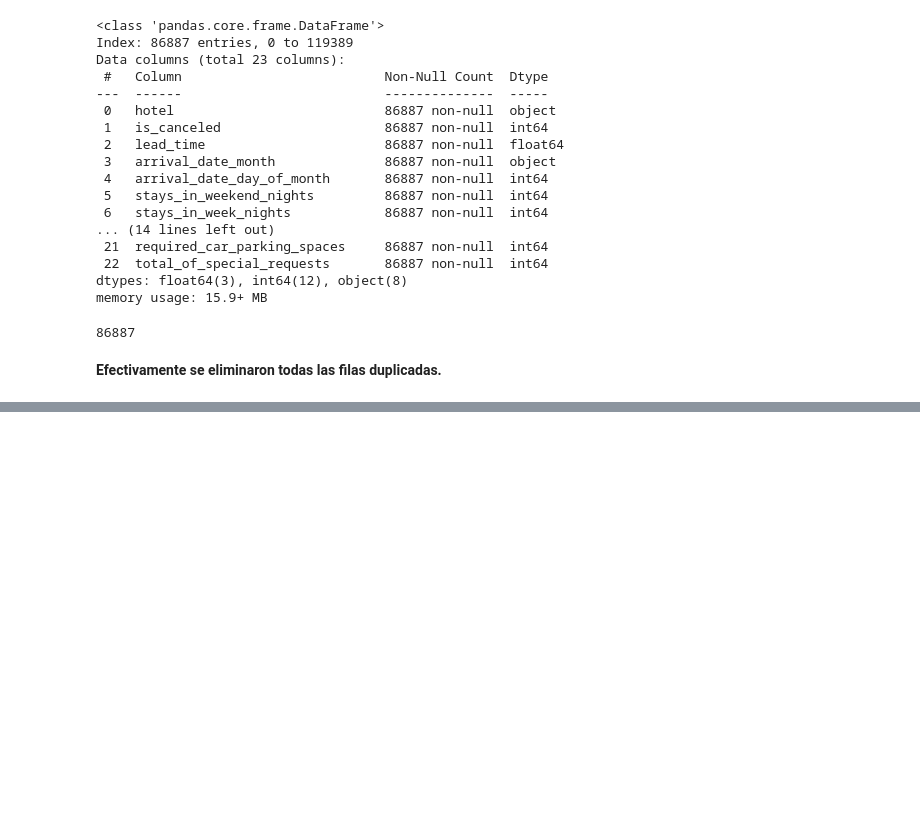
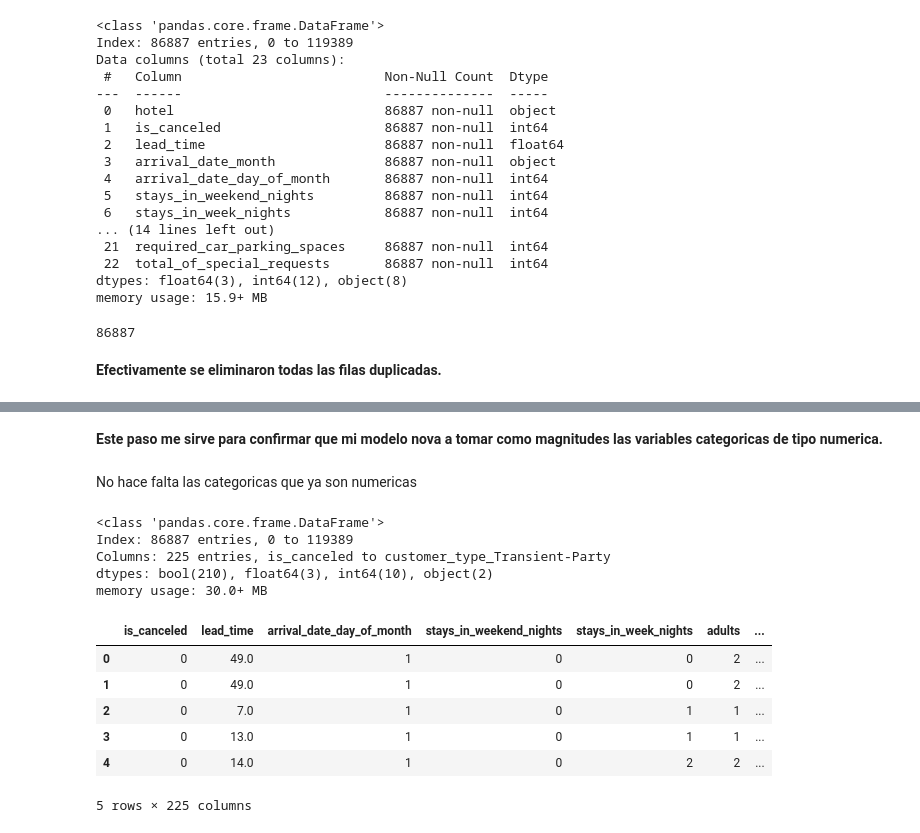
Before and after one commit to number1angel/tphotel, a Jupyter notebook: hotel_vn.ipynb, the cells around one changed output, grey strips where cells are left out. Cells and saved outputs as stored; diff of their text form; code cells hidden in the pictures; blank space fills up the shorter version.

```diff
--- a/hotel_vn.ipynb
+++ b/hotel_vn.ipynb
@@ -398,0 +521,20 @@ memory usage: 15.9+ MB
+# %%
+# Aseguro que sean de tipo object(string) todas las categoricas
+categorical_columns = [
+    'hotel',
+    'is_canceled',
+    'arrival_date_month',
+    'country',
+    'market_segment',
+    'distribution_channel',
+    'is_repeated_guest',
+    'reserved_room_type',
+    'deposit_type',
+    'customer_type',
+]
+for column in categorical_columns:
+    if column in df.columns:
+        df[column] = df[column].astype(str)
+
+# Verifico
+df.dtypes
@@ -398,0 +560,35 @@ memory usage: 15.9+ MB
+# %% [markdown]
+**Este paso me sirve para confirmar que mi modelo nova a tomar como magnitudes las variables categoricas de tipo numerica.**
+# %%
+# columnas categóricas a codificar
+categorical_columns = [
+    'hotel',
+    'arrival_date_month',
+    'country',
+    'market_segment',
+    'distribution_channel',
+    'reserved_room_type',
+    'deposit_type',
+    'customer_type'
+]
+
+# One-Hot Encoding
+df_encoded = pd.get_dummies(df, columns=categorical_columns, drop_first=True)
+# %% [markdown]
+No hace falta las categoricas que ya son numericas
+# %%
+df_encoded.info()
+df_encoded.head()
+# %% [output]
+<class 'pandas.core.frame.DataFrame'>
+Index: 86887 entries, 0 to 119389
+Columns: 225 entries, is_canceled to customer_type_Transient-Party
+dtypes: bool(210), float64(3), int64(10), object(2)
+memory usage: 30.0+ MB
+|  | is_canceled | lead_time | arrival_date_day_of_month | stays_in_weekend_nights | stays_in_week_nights | adults | ... |
+| 0 | 0 | 49.0 | 1 | 0 | 0 | 2 | ... |
+| 1 | 0 | 49.0 | 1 | 0 | 0 | 2 | ... |
+| 2 | 0 | 7.0 | 1 | 0 | 1 | 1 | ... |
+| 3 | 0 | 13.0 | 1 | 0 | 1 | 1 | ... |
+| 4 | 0 | 14.0 | 1 | 0 | 2 | 2 | ... |
+5 rows × 225 columns
```
Also changed, not shown: parts of 12 cells of this notebook.
